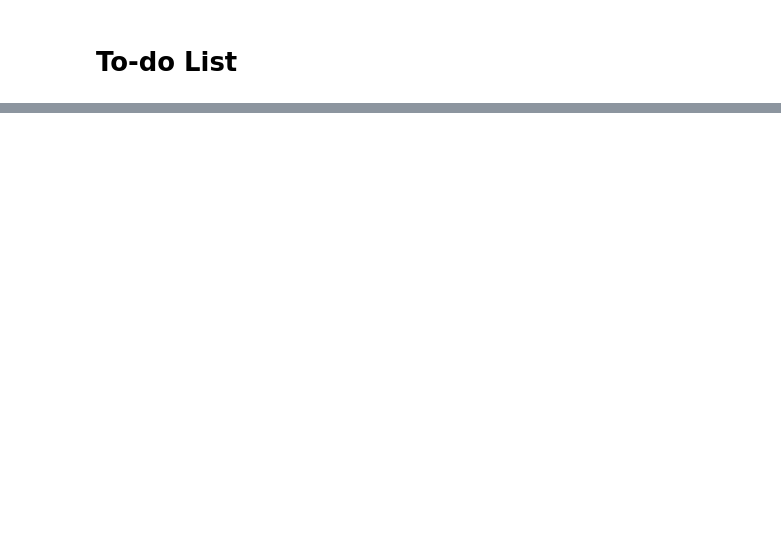
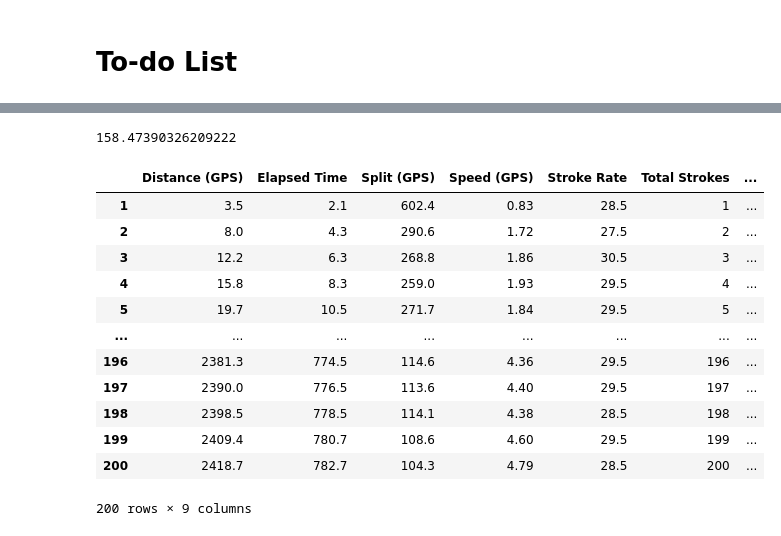
Before and after one commit to harrymich/wolfson-m1, a Jupyter notebook: src/Stroke_Coach_Analysis.ipynb, the cells around one changed output, grey strips where cells are left out. Cells and saved outputs as stored; diff of their text form; code cells hidden in the pictures; blank space fills up the shorter version.

Commit message:
first session added

```diff
--- a/src/Stroke_Coach_Analysis.ipynb
+++ b/src/Stroke_Coach_Analysis.ipynb
@@ -554,0 +489,69 @@ piece_prompts(dates, 28, 30)[0]
+# %%
+np.average(sessions_list[0]["Split (GPS)"])
+# %% [output]
+158.47390326209222
+# %%
+ef get_statistics(fname):
+    data = fname
+
+    speed = data["Speed (GPS)"]
+    min_speed = speed.min()
+    max_speed = speed.max()
+    avg_speed = np.average(speed)
+
+    split = data["Split (GPS)"]
+    min_split = split.min()
+    max_split = split.max()
+    avg_split = np.average(split)
+
+    stroke_rate = data["Stroke Rate"]
+    min_stroke_rate = stroke_rate.min()
+    max_stroke_rate = stroke_rate.max()
+    avg_stroke_rate = np.average(stroke_rate)
+
+    distance_per_stroke = data["Distance/Stroke (GPS)"]
+    min_distance_per_stroke = distance_per_stroke.min()
+    max_distance_per_stroke = distance_per_stroke.max()
+    avg_distance_per_stroke = np.average(distance_per_stroke)
+
+    total_strokes = len(data["Total Strokes"])
+
+    stroke_count = "{} - {}".format("Total Number of Strokes", total_strokes)
+
+    distance = data["Distance (GPS)"]
+    total_distance = distance.iloc[-1] - distance.iloc[0]
+
+    distance = "{} - {:.2f}".format("Total Distance Rowed (m)", total_distance)
+
+    elapsed_time = data["Elapsed Time"]
+    elapsed_time = elapsed_time.iloc[-1] - elapsed_time.iloc[0]
+    elapsed_time = str(datetime.timedelta(seconds = elapsed_time))[2:9]
+
+    time_el = "{} - {}".format("Total Elapsed Time (mm:ss)", elapsed_time)
+
+    sum_data = [[min_speed, max_speed, avg_speed],
+                [min_split, max_split, avg_split],
+                [min_stroke_rate, max_stroke_rate, avg_stroke_rate],
+                [min_distance_per_stroke, max_distance_per_stroke, avg_distance_per_stroke]]
+
+    sum_table = pd.DataFrame(data=sum_data, index=['Speed (m/s)', 'Split (s/500m)', 'Rate (spm)', 'DPS (m)'],
+                             columns=['Min', 'Max', 'Avg'])
+    sum_table['Avg'] = sum_table['Avg'].round(2)
+
+    return sum_table, stroke_count, distance, time_el
+
+#==============================================================================
+# %% [output]
+|  | Distance (GPS) | Elapsed Time | Split (GPS) | Speed (GPS) | Stroke Rate | Total Strokes | ... |
+| 1 | 3.5 | 2.1 | 602.4 | 0.83 | 28.5 | 1 | ... |
+| 2 | 8.0 | 4.3 | 290.6 | 1.72 | 27.5 | 2 | ... |
+| 3 | 12.2 | 6.3 | 268.8 | 1.86 | 30.5 | 3 | ... |
+| 4 | 15.8 | 8.3 | 259.0 | 1.93 | 29.5 | 4 | ... |
+| 5 | 19.7 | 10.5 | 271.7 | 1.84 | 29.5 | 5 | ... |
+| ... | ... | ... | ... | ... | ... | ... | ... |
+| 196 | 2381.3 | 774.5 | 114.6 | 4.36 | 29.5 | 196 | ... |
+| 197 | 2390.0 | 776.5 | 113.6 | 4.40 | 29.5 | 197 | ... |
+| 198 | 2398.5 | 778.5 | 114.1 | 4.38 | 28.5 | 198 | ... |
+| 199 | 2409.4 | 780.7 | 108.6 | 4.60 | 29.5 | 199 | ... |
+| 200 | 2418.7 | 782.7 | 104.3 | 4.79 | 28.5 | 200 | ... |
+200 rows × 9 columns
```
Also changed, not shown: parts of 15 cells of this notebook, 6 other files.
